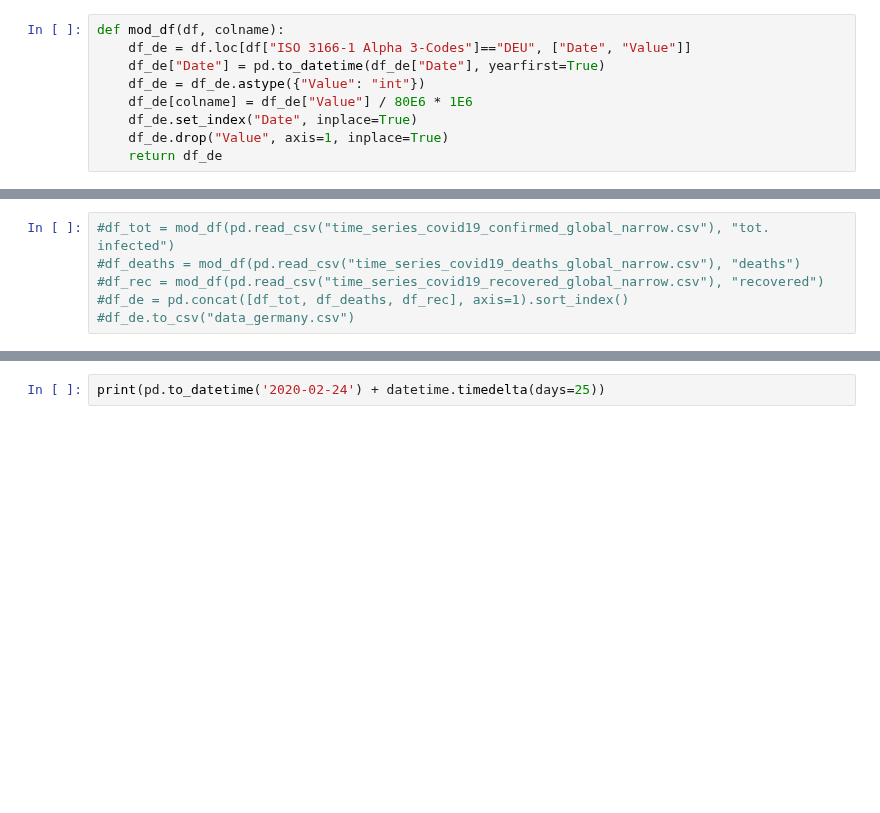
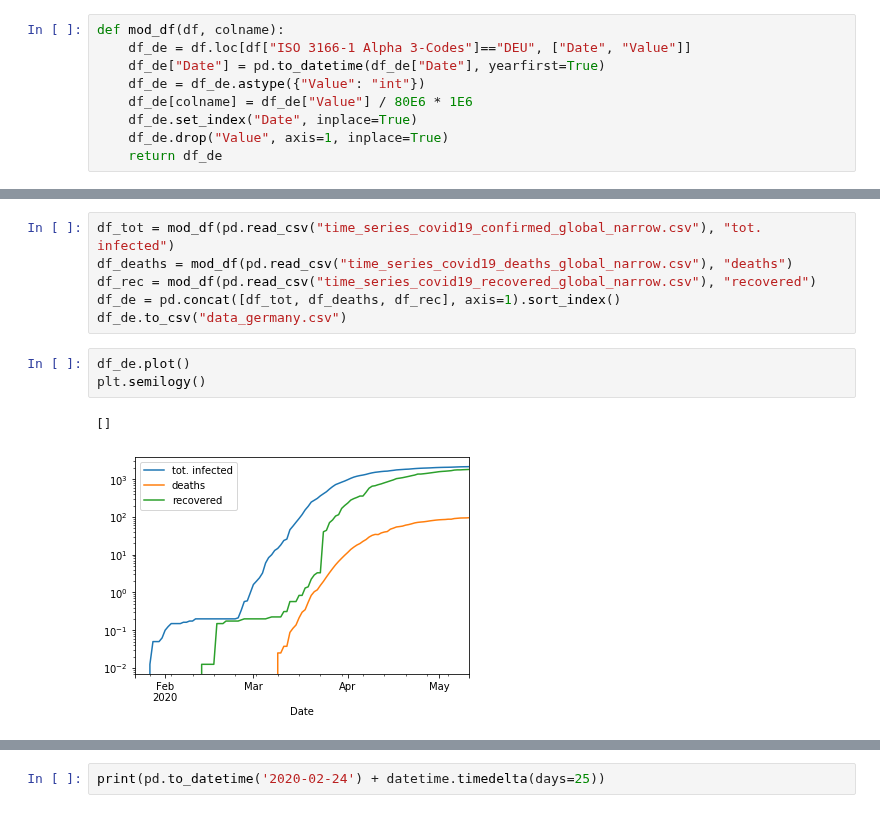
Before and after one commit to chrhck/contagion, a Jupyter notebook: examples/con_germany.ipynb, the cells around one changed output, grey strips where cells are left out. Cells and saved outputs as stored; diff of their text form; blank space fills up the shorter version.

```diff
--- a/examples/con_germany.ipynb
+++ b/examples/con_germany.ipynb
@@ -34,6 +47,12 @@ def mod_df(df, colname):
 # %%
-#df_tot = mod_df(pd.read_csv("time_series_covid19_confirmed_global_narrow.csv"), "tot. infected")
-#df_deaths = mod_df(pd.read_csv("time_series_covid19_deaths_global_narrow.csv"), "deaths")
-#df_rec = mod_df(pd.read_csv("time_series_covid19_recovered_global_narrow.csv"), "recovered")
-#df_de = pd.concat([df_tot, df_deaths, df_rec], axis=1).sort_index()
-#df_de.to_csv("data_germany.csv")
+df_tot = mod_df(pd.read_csv("time_series_covid19_confirmed_global_narrow.csv"), "tot. infected")
+df_deaths = mod_df(pd.read_csv("time_series_covid19_deaths_global_narrow.csv"), "deaths")
+df_rec = mod_df(pd.read_csv("time_series_covid19_recovered_global_narrow.csv"), "recovered")
+df_de = pd.concat([df_tot, df_deaths, df_rec], axis=1).sort_index()
+df_de.to_csv("data_germany.csv")
+# %%
+df_de.plot()
+plt.semilogy()
+# %% [output]
+[]
+[figure, added]
```
Also changed, not shown: parts of 20 cells of this notebook.
